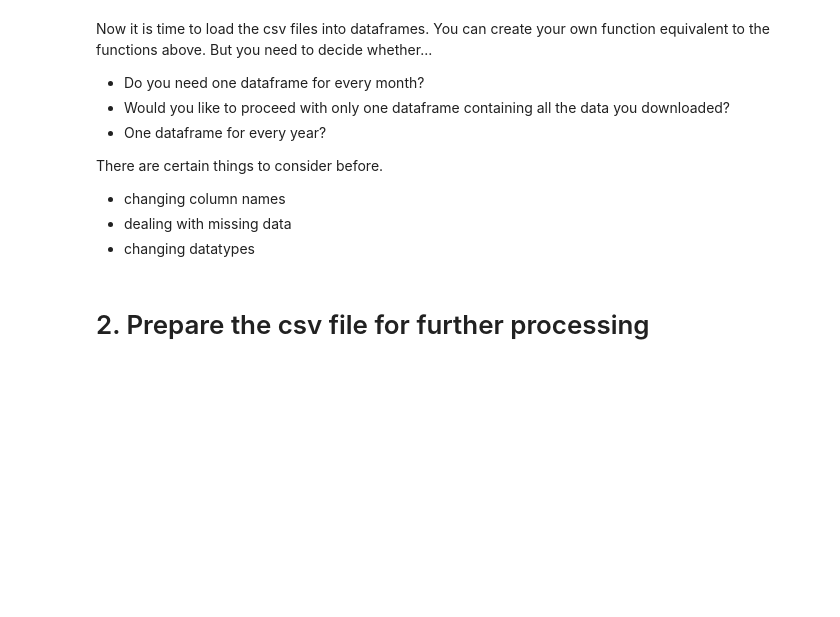
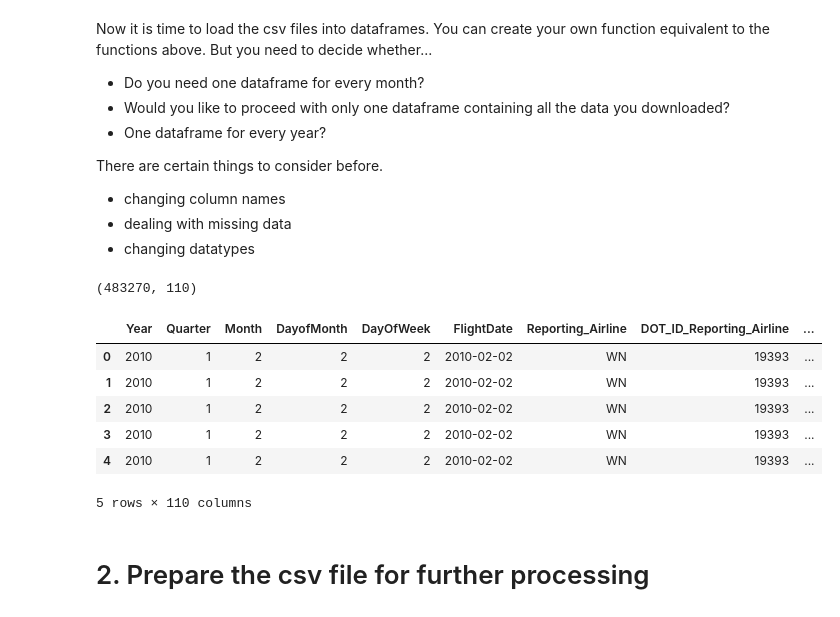
Before and after one commit to susanneferschl/da-sql-api-project-group-2_sf, a Jupyter notebook: get_flights_data.ipynb, the cells around one changed output. Saved outputs shown, nothing was run; the diff lists cells and outputs as text; code cells hidden in the pictures; blank space fills up the shorter version.

```diff
--- a/get_flights_data.ipynb
+++ b/get_flights_data.ipynb
@@ -78,12 +83,21 @@ There are certain things to consider before.
 - changing datatypes
 # %%
 # define the name of the csv file you want to read in
-csv_file = '______'
+csv_file = 'On_Time_Reporting_Carrier_On_Time_Performance_(1987_present)_2010_2.csv'
 
 # Read in your data
 df = pd.read_csv(path+csv_file, low_memory = False)
 display(df.shape)
 display(df.head())
+# %% [output]
+(483270, 110)
+|  | Year | Quarter | Month | DayofMonth | DayOfWeek | FlightDate | Reporting_Airline | DOT_ID_Reporting_Airline | ... |
+| 0 | 2010 | 1 | 2 | 2 | 2 | 2010-02-02 | WN | 19393 | ... |
+| 1 | 2010 | 1 | 2 | 2 | 2 | 2010-02-02 | WN | 19393 | ... |
+| 2 | 2010 | 1 | 2 | 2 | 2 | 2010-02-02 | WN | 19393 | ... |
+| 3 | 2010 | 1 | 2 | 2 | 2 | 2010-02-02 | WN | 19393 | ... |
+| 4 | 2010 | 1 | 2 | 2 | 2 | 2010-02-02 | WN | 19393 | ... |
+5 rows × 110 columns
 # %% [markdown]
 # 2. Prepare the csv file for further processing
 # %% [markdown]
```
Also changed, not shown: parts of 11 cells of this notebook, 2 other files.
